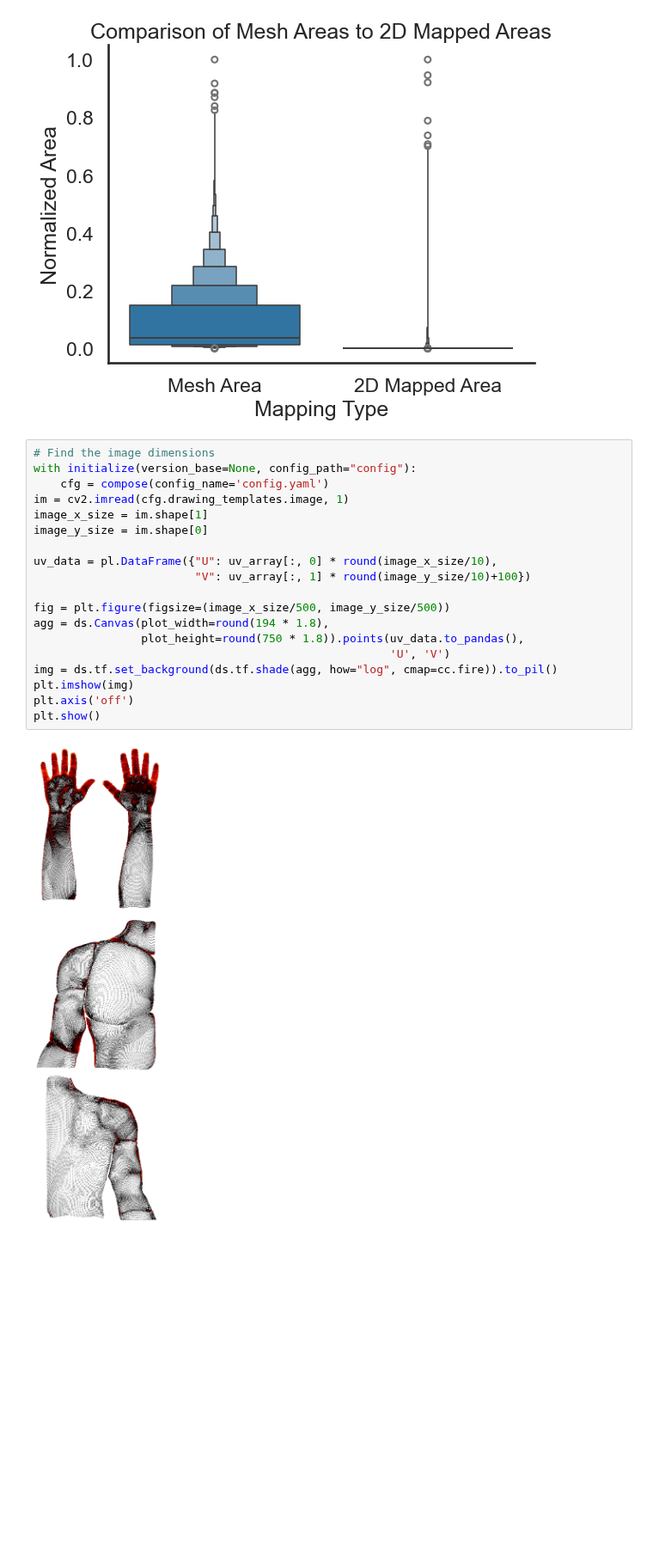
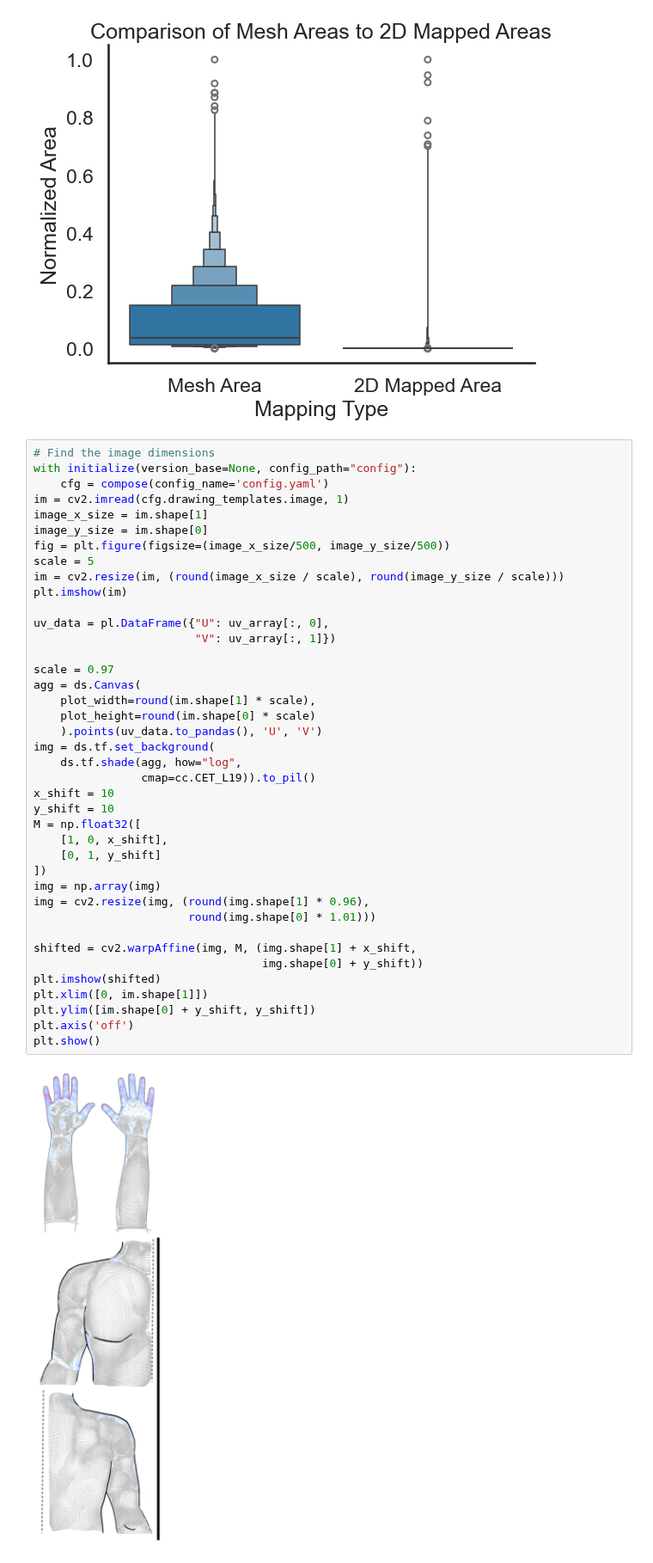
Before and after one commit to Nabizzle/Geodesic-Path-Finder, a Jupyter notebook: Code/Paper Figures.ipynb, the cells around one changed output. Shown at 86% size. Drawn from its saved outputs; the diff is of its cells as text; blank space fills up the shorter version.

Commit message:
docs: Updaets paper figures

```diff
--- a/Code/Paper Figures.ipynb
+++ b/Code/Paper Figures.ipynb
@@ -181,21 +181,42 @@ Text(0.5, 1.0, 'Comparison of Mesh Areas to 2D Mapped Areas')
 # %%
 # Find the image dimensions
 with initialize(version_base=None, config_path="config"):
     cfg = compose(config_name='config.yaml')
 im = cv2.imread(cfg.drawing_templates.image, 1)
 image_x_size = im.shape[1]
 image_y_size = im.shape[0]
+fig = plt.figure(figsize=(image_x_size/500, image_y_size/500))
+scale = 5
+im = cv2.resize(im, (round(image_x_size / scale), round(image_y_size / scale)))
+plt.imshow(im)
 
-uv_data = pl.DataFrame({"U": uv_array[:, 0] * round(image_x_size/10),
-                        "V": uv_array[:, 1] * round(image_y_size/10)+100})
+uv_data = pl.DataFrame({"U": uv_array[:, 0],
+                        "V": uv_array[:, 1]})
 
-fig = plt.figure(figsize=(image_x_size/500, image_y_size/500))
-agg = ds.Canvas(plot_width=round(194 * 1.8),
-                plot_height=round(750 * 1.8)).points(uv_data.to_pandas(),
-                                                     'U', 'V')
-img = ds.tf.set_background(ds.tf.shade(agg, how="log", cmap=cc.fire)).to_pil()
-plt.imshow(img)
+scale = 0.97
+agg = ds.Canvas(
+    plot_width=round(im.shape[1] * scale),
+    plot_height=round(im.shape[0] * scale)
+    ).points(uv_data.to_pandas(), 'U', 'V')
+img = ds.tf.set_background(
+    ds.tf.shade(agg, how="log",
+                cmap=cc.CET_L19)).to_pil()
+x_shift = 10
+y_shift = 10
+M = np.float32([
+	[1, 0, x_shift],
+	[0, 1, y_shift]
+])
+img = np.array(img)
+img = cv2.resize(img, (round(img.shape[1] * 0.96),
+                       round(img.shape[0] * 1.01)))
+
+shifted = cv2.warpAffine(img, M, (img.shape[1] + x_shift,
+                                  img.shape[0] + y_shift))
+plt.imshow(shifted)
+plt.xlim([0, im.shape[1]])
+plt.ylim([im.shape[0] + y_shift, y_shift])
 plt.axis('off')
 plt.show()
 # %% [output]
-[figure, old version]
+[figure, new version]
```
